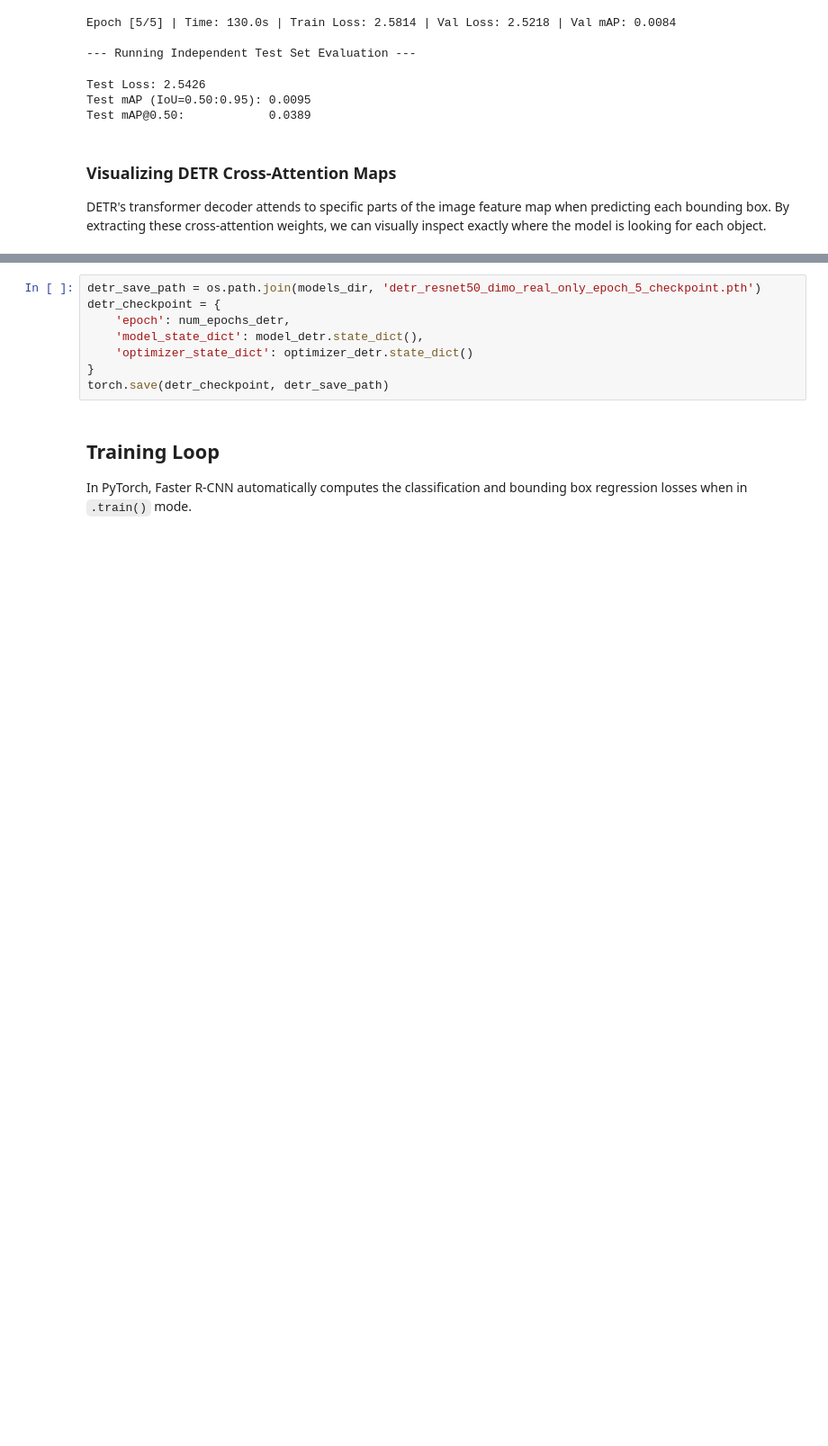
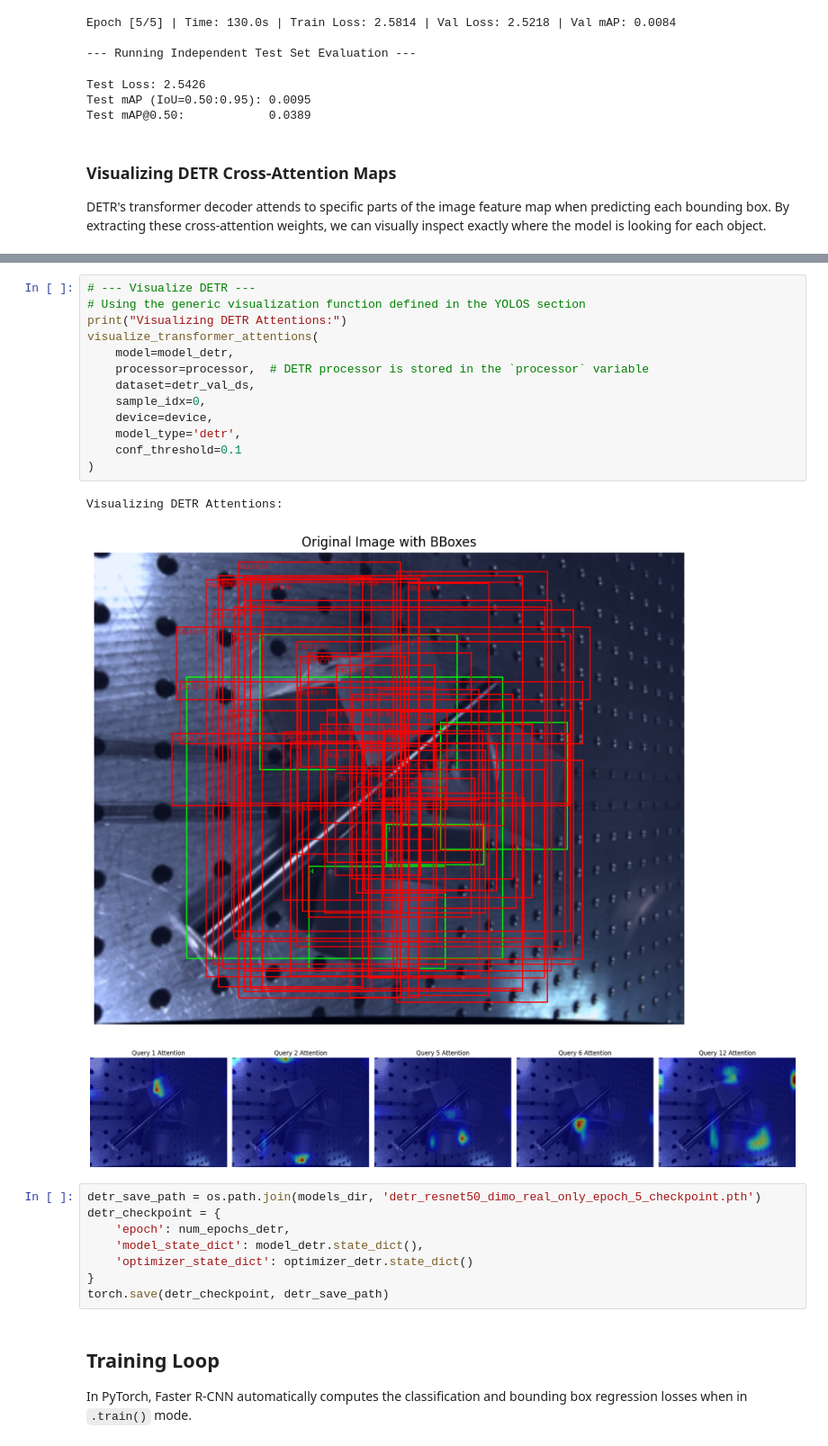
Before and after one commit to Eikthyrnir/uam-cv-sim-to-real-interpretability, a Jupyter notebook: DIMO_detection_pipeline.ipynb, the cells around one changed output, grey strips where cells are left out. Shown at 90% size. Drawn from its saved outputs; the diff is of its cells as text; blank space fills up the shorter version.

```diff
--- a/DIMO_detection_pipeline.ipynb
+++ b/DIMO_detection_pipeline.ipynb
@@ -1248,3 +1144,20 @@ else:
+# %%
+# --- Visualize DETR ---
+# Using the generic visualization function defined in the YOLOS section
+print("Visualizing DETR Attentions:")
+visualize_transformer_attentions(
+    model=model_detr,
+    processor=processor,  # DETR processor is stored in the `processor` variable
+    dataset=detr_val_ds,
+    sample_idx=0,
+    device=device,
+    model_type='detr',
+    conf_threshold=0.1
+)
+# %% [output]
+Visualizing DETR Attentions:
+[figure, added]
+[figure, added]
 # %%
 detr_save_path = os.path.join(models_dir, 'detr_resnet50_dimo_real_only_epoch_5_checkpoint.pth')
 detr_checkpoint = {
```
Also changed, not shown: parts of 11 cells of this notebook.
